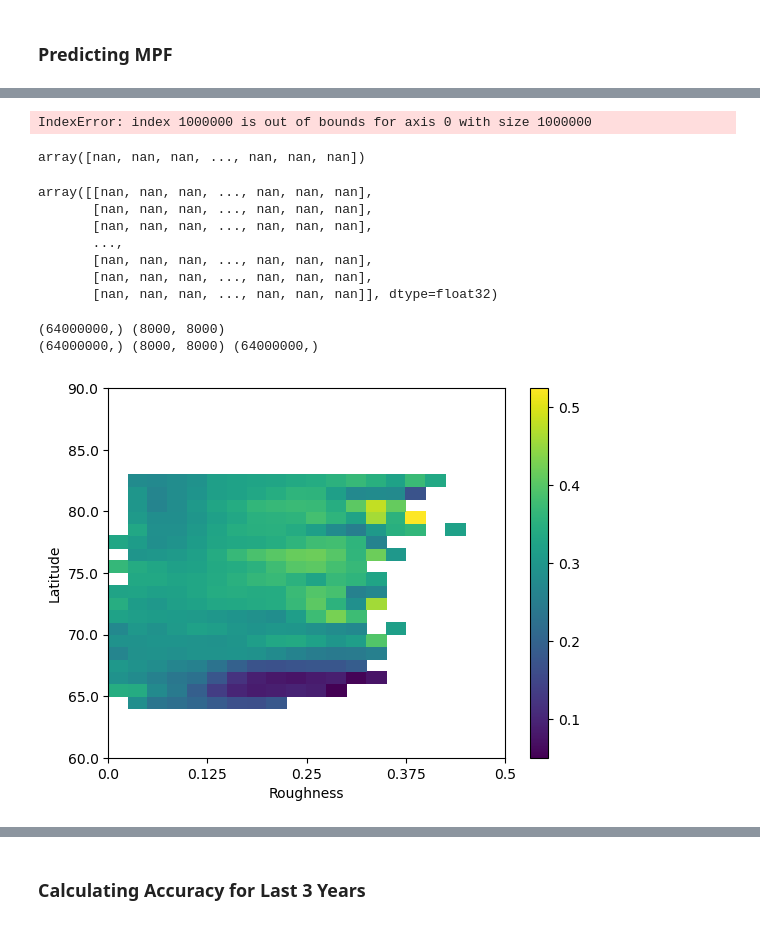
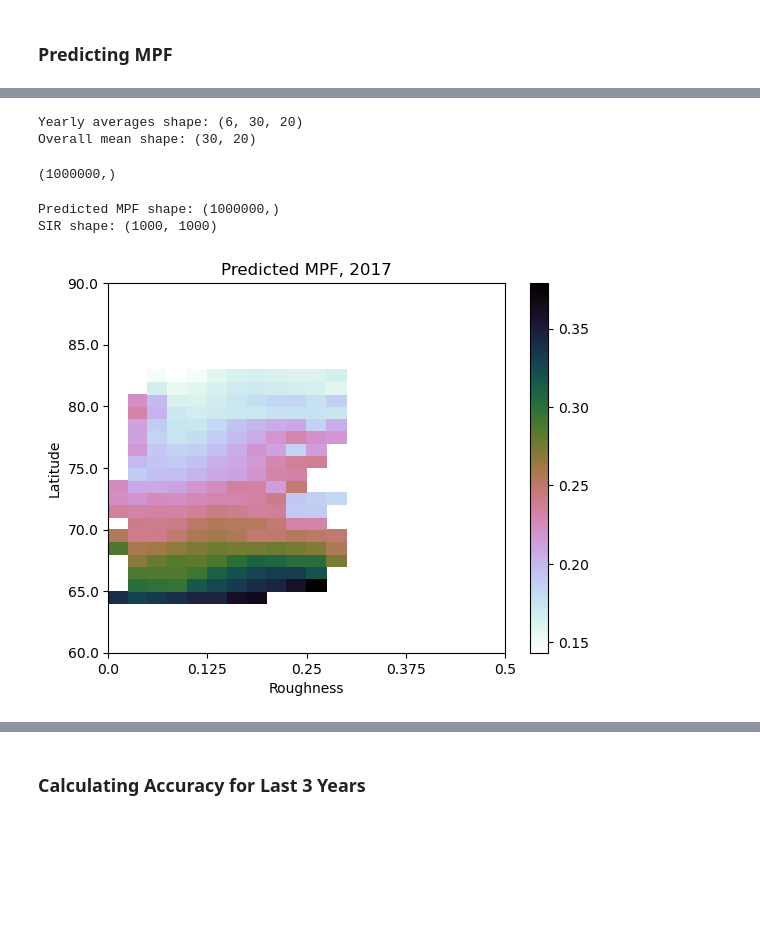
Before and after one commit to rhtweedie/modelled_mpf_with_advection, a Jupyter notebook: lat_analysis_take_2.ipynb, the cells around one changed output, grey strips where cells are left out. Cells and saved outputs as stored; diff of their text form; code cells hidden in the pictures; blank space fills up the shorter version.

Commit message:
Predict MPF for one year

```diff
--- a/lat_analysis_take_2.ipynb
+++ b/lat_analysis_take_2.ipynb
@@ -263,7 +253,7 @@ for i in range(len(YEARS)):
     # calculate and plot binned data
     current_year_average = calculate_binned_averages(masked_MPF_MISRGRID, masked_MISR, masked_lat_MISR)
     #plot_binned_stats(current_year_average, f'Mean summer MPF as a function of lat and sigma for {year}')
-    plot_binned_stats(current_year_average)
+    plot_binned_stats(current_year_average, f'Mean summer MPF as a function of lat and sigma for {year}')
 
     yearly_averages[i] = current_year_average
 # %% [output]
@@ -332,33 +336,34 @@ print(rough_indices[45500000:46000000])
+# %%
+print(f'Yearly averages shape: {yearly_averages.shape}')
+
+total_mean = np.zeros((30, 20))
+
+rows = 30
+cols = 20
+
+for i in range(rows):
+    for j in range(cols):
+        total_mean[i][j] = np.nanmean(yearly_averages[:,i,j])
+
+print(f'Overall mean shape: {total_mean.shape}')
+# %% [output]
+Yearly averages shape: (6, 30, 20)
+Overall mean shape: (30, 20)
 # %%
-# for each position in 8000x8000 flattened array look at latitude and roughness ... then use collated data to predict an average for that point
+# for each position in 1000x1000 flattened array look at latitude and roughness ... then use collated data to predict an average for that point
 
-for i in range(64000000):
-    current_rough_index = rough_indices[i]
+predicted_mpf = np.zeros(1000000)
+for i in range(1000000):
+    current_misr_index = misr_indices[i]
     current_lat_index = lat_indices[i]
-    if not (np.isnan(current_rough_index) or np.isnan(current_lat_index)):
-        predicted_mpf[i] = total_average[current_lat_index.astype(int)][current_rough_index.astype(int)]
+    if not (np.isnan(current_misr_index) or np.isnan(current_lat_index)):
+        predicted_mpf[i] = total_mean[current_lat_index.astype(int)][current_misr_index.astype(int)]
     else:
         predicted_mpf[i] = np.nan
 
 # We have created a faux mpf dataset for the specified year.
 # Data will be missing where data is missing in the roughness
-# %% [output]
-IndexError: index 1000000 is out of bounds for axis 0 with size 1000000
 # %%
-predicted_mpf
+predicted_mpf.shape
 # %% [output]
-array([nan, nan, nan, ..., nan, nan, nan])
+(1000000,)
-# %%
-rough_indices.reshape(8000,8000)
-lat_indices.reshape(8000,8000)
-predicted_mpf.reshape(8000,8000)
-MISR.reshape(8000,8000)
-# predicted mpf was not reshaping try later
-# %% [output]
-array([[nan, nan, nan, ..., nan, nan, nan],
-       [nan, nan, nan, ..., nan, nan, nan],
-       [nan, nan, nan, ..., nan, nan, nan],
-       ...,
-       [nan, nan, nan, ..., nan, nan, nan],
-       [nan, nan, nan, ..., nan, nan, nan],
-       [nan, nan, nan, ..., nan, nan, nan]], dtype=float32)
@@ -365,15 +375,12 @@ array([[nan, nan, nan, ..., nan, nan, nan],
 # %%
-print(predicted_mpf.shape,MISR.shape)
+print(f'Predicted MPF shape: {predicted_mpf.shape}')
+print(f'SIR shape: {MISR.shape}')
 
 masked_MPF_MISRGRID, masked_MISR, masked_lat_MISR = MASK_MPF_MISR(predicted_mpf, MISR.flatten())
-
-print(masked_MPF_MISRGRID.shape,masked_lat_MISR.shape,masked_MISR.shape)
-
 current_year_average = calculate_binned_averages(masked_MPF_MISRGRID, masked_MISR, masked_lat_MISR)
-
-plot_binned_stats(current_year_average)
+plot_binned_stats(current_year_average, f'Predicted MPF, 2017')
 # %% [output]
-(64000000,) (8000, 8000)
-(64000000,) (8000, 8000) (64000000,)
+Predicted MPF shape: (1000000,)
+SIR shape: (1000, 1000)
-[figure, old version]
+[figure, new version]
 # %%
```
Also changed, not shown: parts of 12 cells of this notebook.
